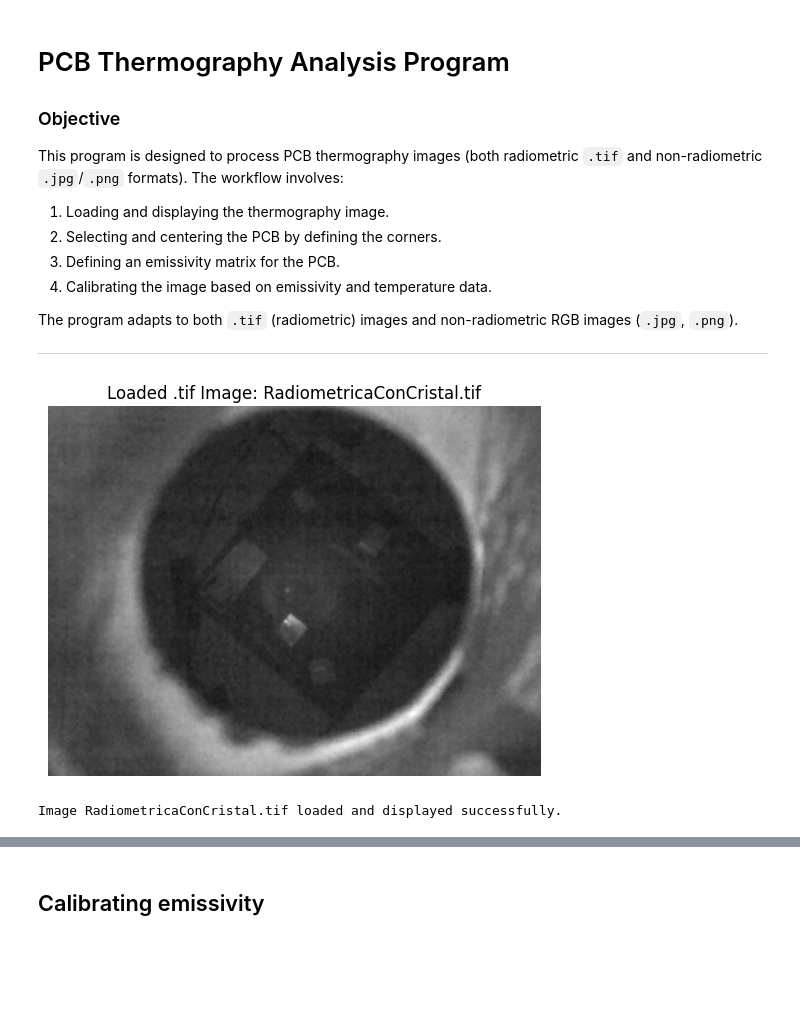
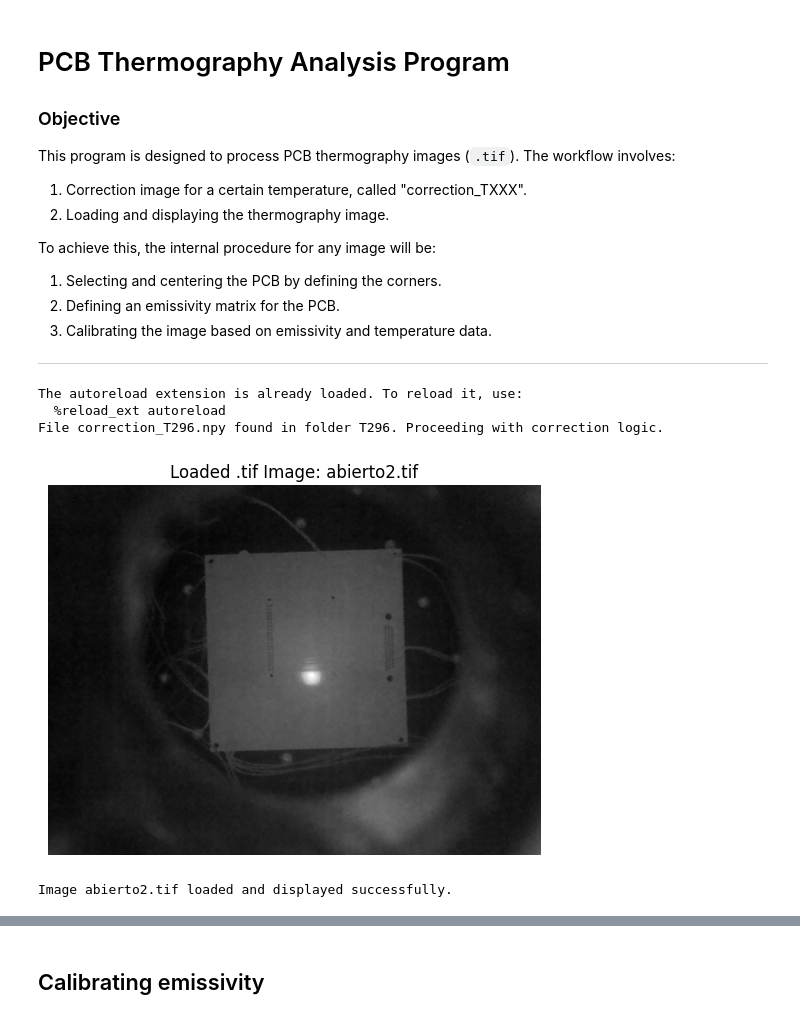
Before and after one commit to IsabelRomeroPrats/TFG-Isa, a Jupyter notebook: main_notebook.ipynb, the cells around one changed output, grey strips where cells are left out. Drawn from its saved outputs; the diff is of its cells as text; code cells hidden in the pictures; blank space fills up the shorter version.

```diff
--- a/main_notebook.ipynb
+++ b/main_notebook.ipynb
@@ -1,46 +1,81 @@
 # %% [markdown]
 # PCB Thermography Analysis Program
 ### Objective
-This program is designed to process PCB thermography images (both radiometric `.tif` and non-radiometric `.jpg`/`.png` formats). The workflow involves:
-1. Loading and displaying the thermography image.
-2. Selecting and centering the PCB by defining the corners.
-3. Defining an emissivity matrix for the PCB.
-4. Calibrating the image based on emissivity and temperature data.
+This program is designed to process PCB thermography images (`.tif`). The workflow involves:
+1. Correction image for a certain temperature, called "correction_TXXX".
+2. Loading and displaying the thermography image.
 
-The program adapts to both `.tif` (radiometric) images and non-radiometric RGB images (`.jpg`, `.png`).
+To achieve this, the internal procedure for any image will be:
+1. Selecting and centering the PCB by defining the corners.
+2. Defining an emissivity matrix for the PCB.
+3. Calibrating the image based on emissivity and temperature data.
 
 ---
 # %%
 # Import necessary modules for automatic reloading of modified modules
 %load_ext autoreload
 %autoreload 2
 
 import matplotlib.pyplot as plt
 import cv2
 import numpy as np
 import os
 import tifffile as tiff
+from tifffile import imread
+
 
 # Import custom image processing functions
-from image_processing import load_and_display_image, select_corners_jpg, select_corners_tif
+from image_processing import load_and_display_image, select_corners_jpg, select_corners_tif, matrix_resized
 import emissivity_processing as ep
-import calibration_processing as cp
 
-# Ask the user to input the image file name (with extension)
-image_name = input("Please enter the image name with extension (e.g., image.jpg or image.tif): ")
+# Step 1: Ask the user for the test temperature in Kelvin
+while True:
+    try:
+        temperature = float(input("What is the test temperature in Kelvin? "))
+        if temperature <= 0:
+            raise ValueError
+        break
+    except ValueError:
+        print("Please enter a valid positive number.")
 
-#image_name = "Thermography.tif"
+# Step 2: Construct the folder and file name
+temperature_int = int(round(temperature))
+folder_name = f"T{temperature_int}"
+file_name = f"correction_T{temperature_int}.npy"
+file_path = os.path.join(folder_name, file_name)
 
-#image_name = "Termografia.jpg"
+# Para la toma de decisiones
+correction_found = os.path.exists(file_path)
 
-# Load and display the image
-image = load_and_display_image(image_name)
+# Step 3: Check if the file exists and act accordingly
+if correction_found:
+    print(f"File {file_name} found in folder {folder_name}. Proceeding with correction logic.")
+    correction_file = np.load(file_path)
+
+    # Ask the user to input the image file name (with extension)
+    image_name = input("Please enter the image name with extension (e.g., image.tif): ")
+
+else:
+    print(f"No correction file found for T={temperature_int} K. Running fallback routine.")
+
+    # Ask the user to input the correction image file name (with extension)
+    image_name = input("Please enter the correction image name with extension (e.g., image.tif): ")
+
+image = load_and_display_image(image_name, temperature)
 
 # Check if the image was loaded successfully
 if image is not None:
     print(f"Image {image_name} loaded and displayed successfully.")
 else:
     print(f"Failed to load the image {image_name}.")
+
+# Extract the radiometric data, in K
+
+image_path = os.path.join(folder_name, image_name)
+image_data = tiff.imread(image_path)
 # %% [output]
+The autoreload extension is already loaded. To reload it, use:
+  %reload_ext autoreload
+File correction_T296.npy found in folder T296. Proceeding with correction logic.
-[figure, old version]
+[figure, new version]
-Image RadiometricaConCristal.tif loaded and displayed successfully.
+Image abierto2.tif loaded and displayed successfully.
```
Also changed, not shown: parts of 11 cells of this notebook, 40 other files.
